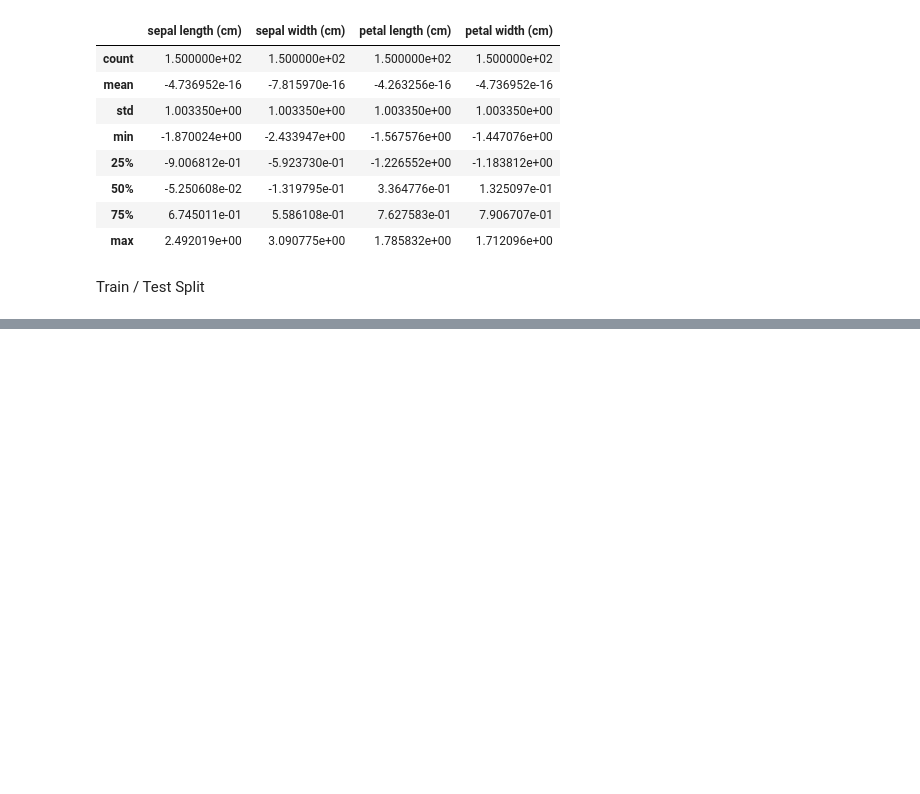
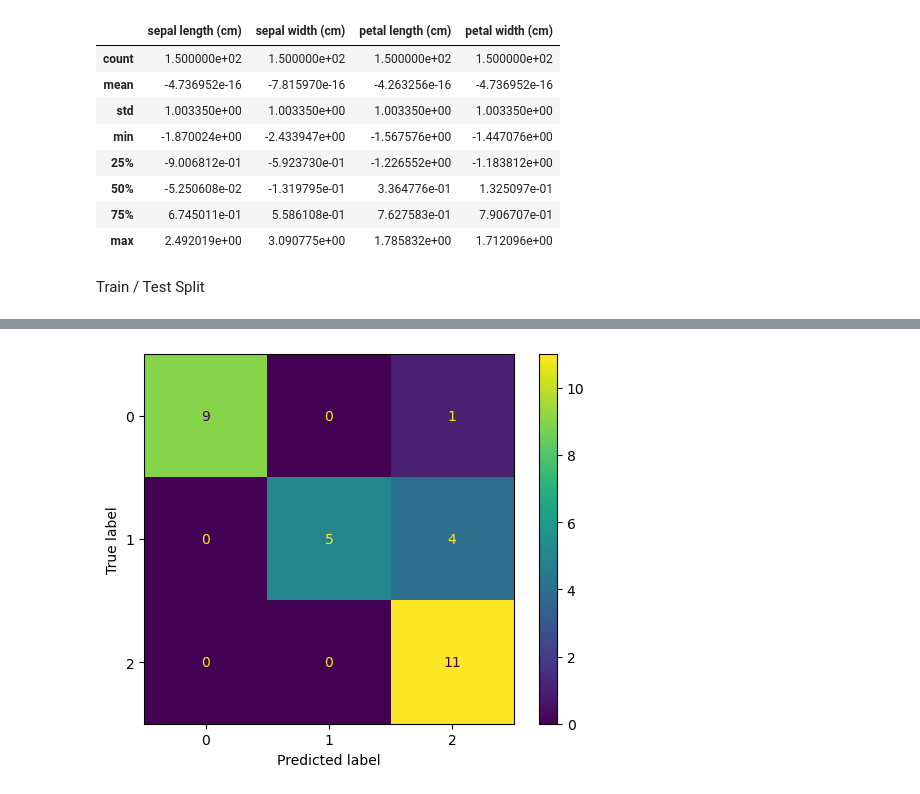
Before and after one commit to MonaTaghavi/dm-ann, a Jupyter notebook: notebooks/13dm-nn-iris.ipynb, the cells around one changed output, grey strips where cells are left out. Drawn from its saved outputs; the diff is of its cells as text; code cells hidden in the pictures; blank space fills up the shorter version.

```diff
--- a/notebooks/13dm-nn-iris.ipynb
+++ b/notebooks/13dm-nn-iris.ipynb
@@ -150,0 +224,6 @@ Train / Test Split
+# %%
+disp = ConfusionMatrixDisplay(confusion_matrix=cm, display_labels=model.classes_)
+disp.plot()
+plt.show()
+# %% [output]
+[figure, added]
```
Also changed, not shown: parts of 10 cells of this notebook.
